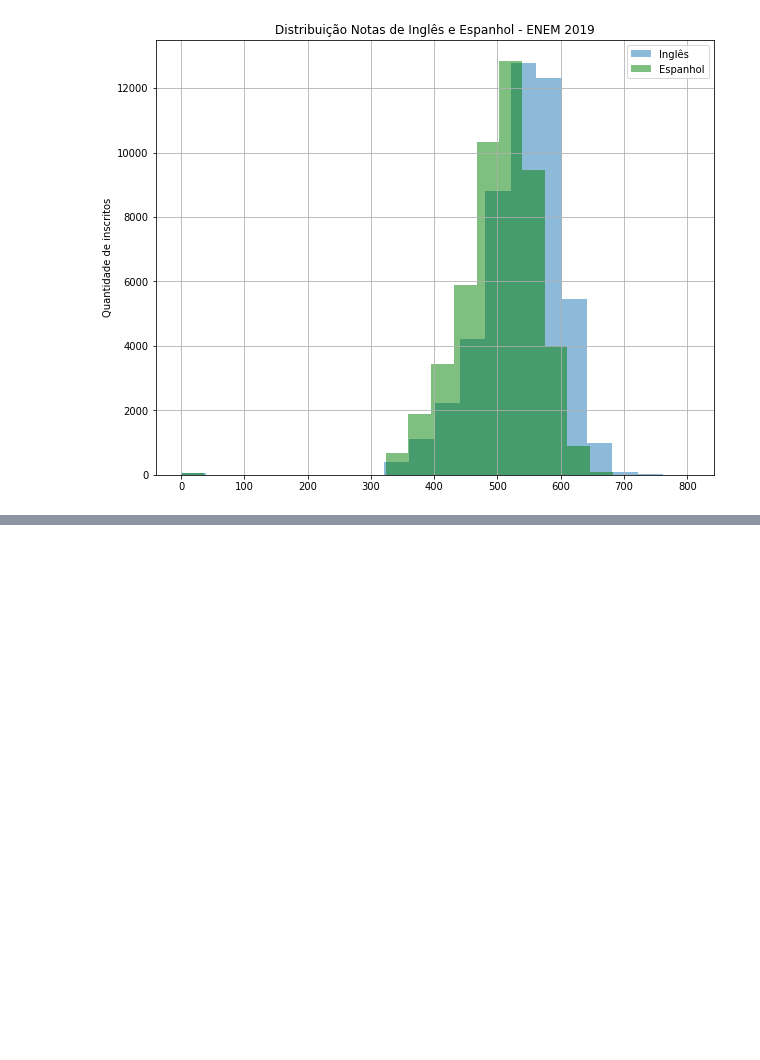
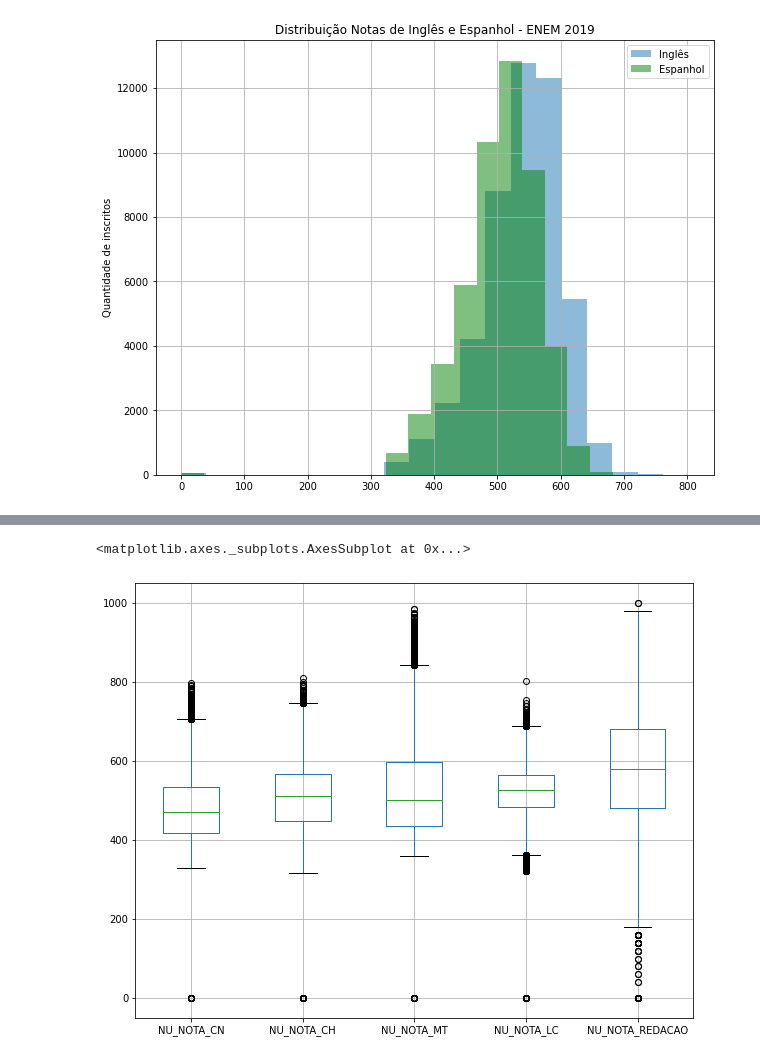
Before and after one commit to helderharada/IMERSAO_DADOS, a Jupyter notebook: Aula1=>19_10_2020.ipynb, the cells around one changed output, grey strips where cells are left out. Saved outputs shown, nothing was run; the diff lists cells and outputs as text; code cells hidden in the pictures; blank space fills up the shorter version.

```diff
--- a/Aula1=>19_10_2020.ipynb
+++ b/Aula1=>19_10_2020.ipynb
@@ -323,0 +336,7 @@ Text(0, 0.5, 'Quantidade de inscritos')
+# %%
+provas = ["NU_NOTA_CN","NU_NOTA_CH","NU_NOTA_MT","NU_NOTA_LC","NU_NOTA_REDACAO"]
+# %%
+dados[provas].boxplot(grid=True, figsize= (10,8))
+# %% [output]
+<matplotlib.axes._subplots.AxesSubplot at 0x...>
+[figure, added]
```
Also changed, not shown: parts of 5 cells of this notebook.
